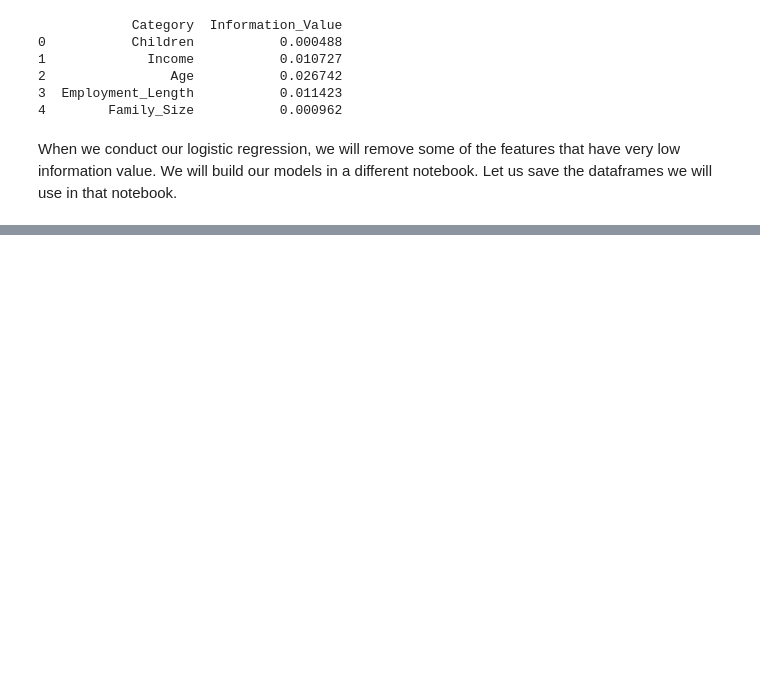
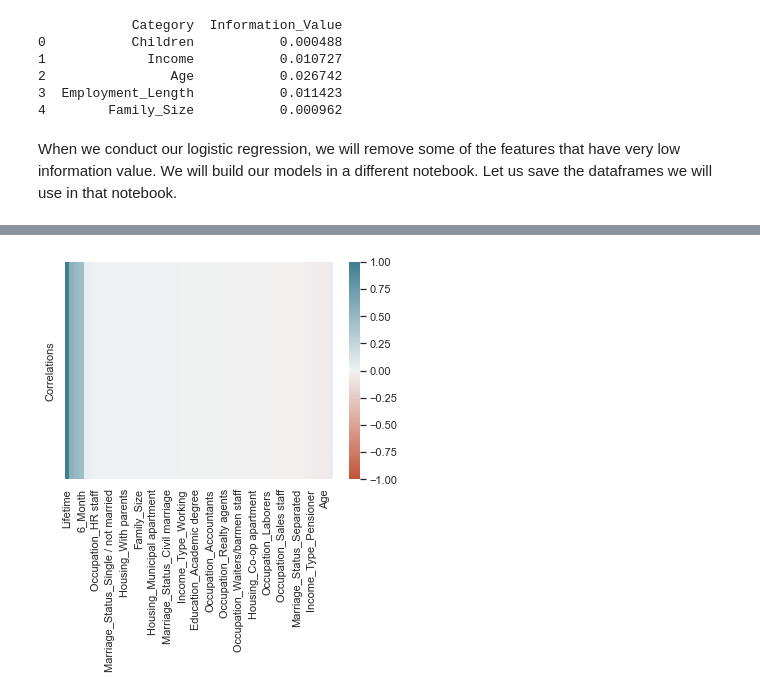
Before and after one commit to SiddharthNVenkatesh/Credit-Score-Model, a Jupyter notebook: Exploratory Data Analysis.ipynb, the cells around one changed output, grey strips where cells are left out. Cells and saved outputs as stored; diff of their text form; code cells hidden in the pictures; blank space fills up the shorter version.

Commit message:
feat: Add correlation coefficients
Computed correlations of features with label.

```diff
--- a/Exploratory Data Analysis.ipynb
+++ b/Exploratory Data Analysis.ipynb
@@ -308,0 +311,9 @@ feat_binarized.to_csv(r'feature_dataframe_with_one_in_K.csv')
+# %%
+def corr(series, df=feat_binary, label='Lifetime'):
+    '''Takes a column of a dataframe df with a 2 class label column and returns
+        the correlation coefficient of the series with the label.'''
+    return pd.Series(series.corr(df[label]))
+# %%
+feat_without_id = feat_binarized.drop(columns=['ID', 'IDList'])
+
+feat_without_id
@@ -308,0 +334,10 @@ feat_binarized.to_csv(r'feature_dataframe_with_one_in_K.csv')
+# %%
+correlations = feat_without_id.apply(corr).rename(index={0: "Correlations"})
+
+sorted_correlations = correlations.sort_values(by="Correlations", axis=1, ascending=False)
+
+%matplotlib inline
+sns.set_theme()
+ax = sns.heatmap(sorted_correlations, vmin=-1, vmax=1, center=0, cmap=sns.diverging_palette(20, 220, n=200))
+# %% [output]
+[figure, added]
```
Also changed, not shown: parts of 6 cells of this notebook.
